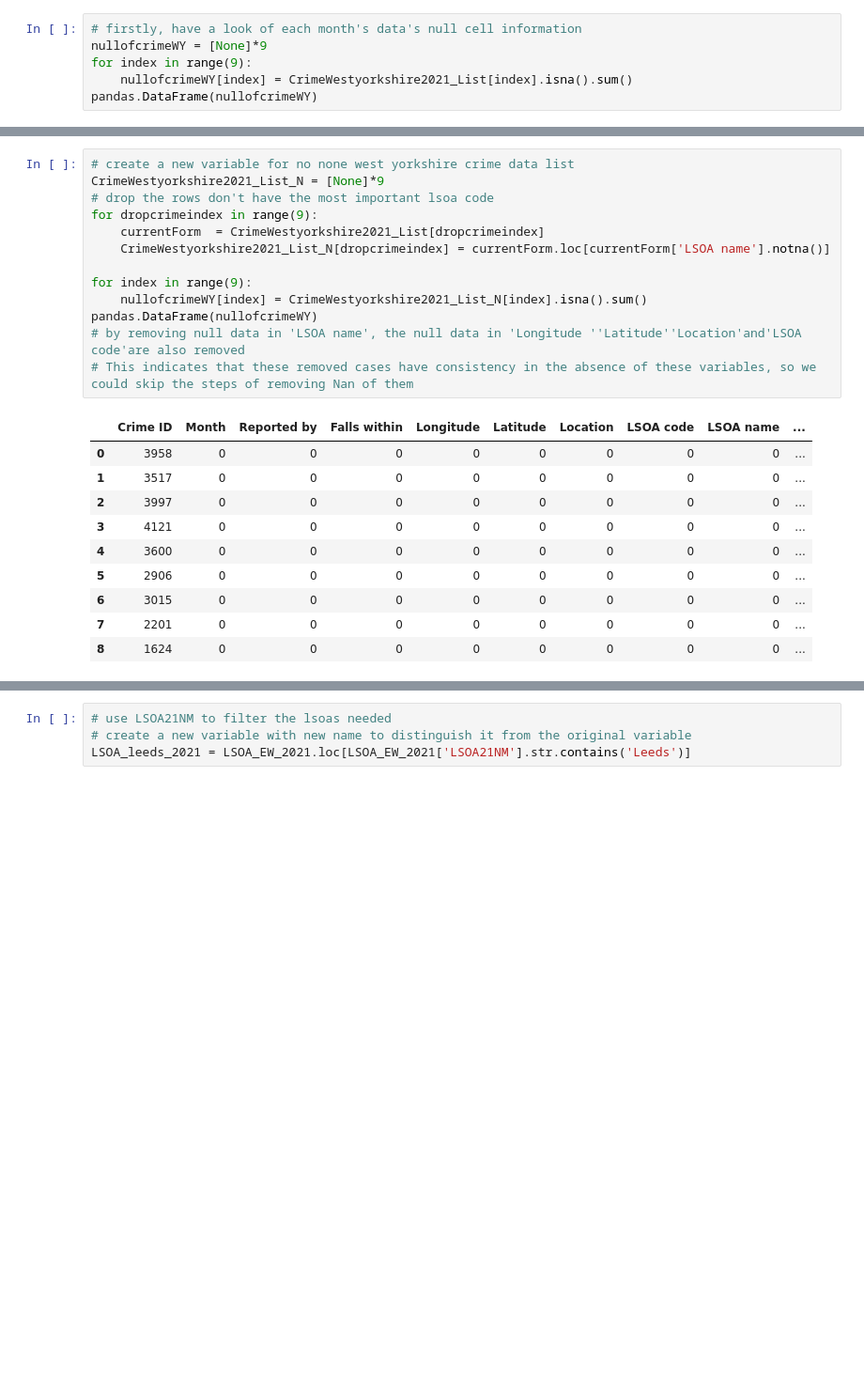
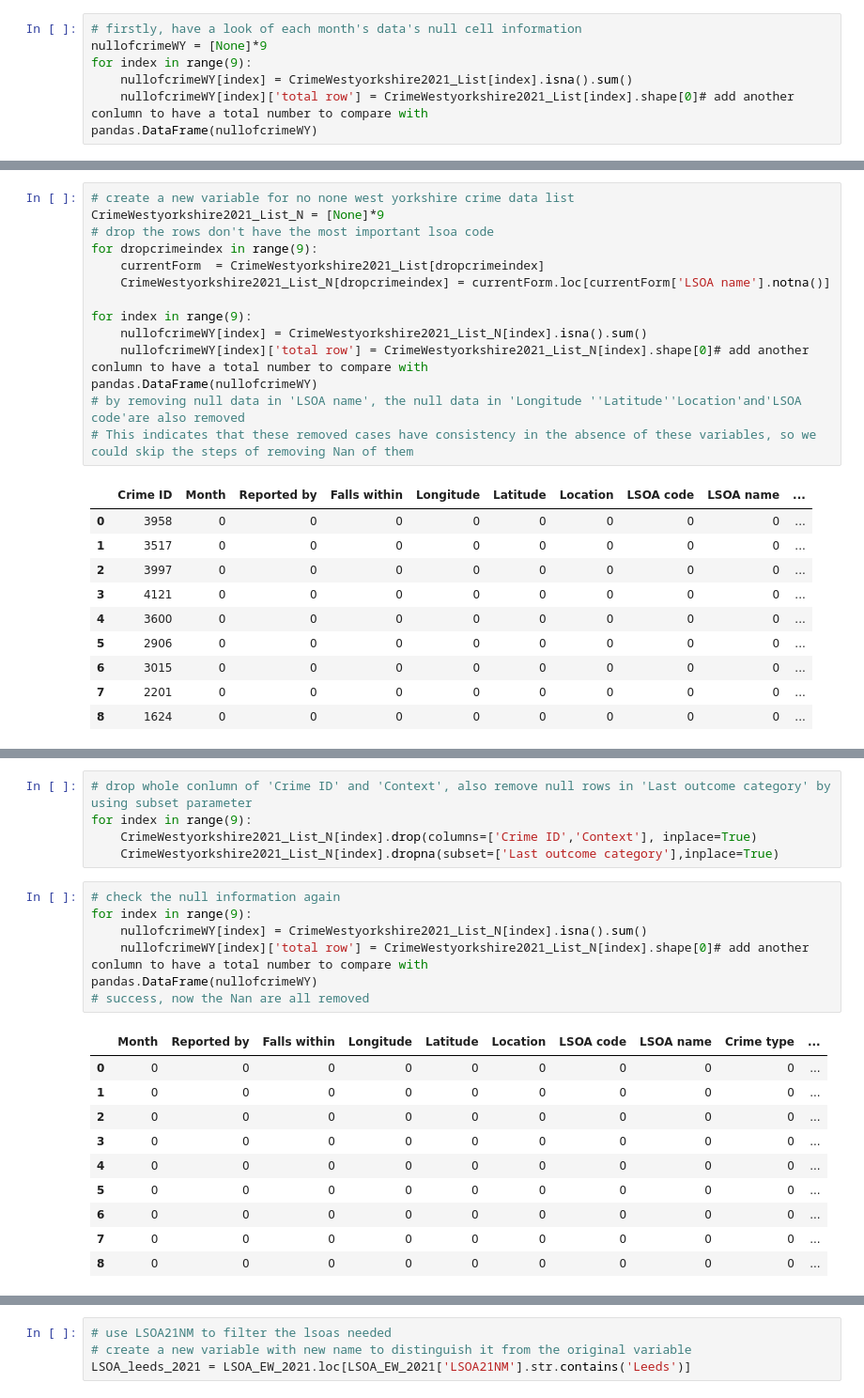
Before and after one commit to gy23cx/GEOG5990Assignment_Final_Project, a Jupyter notebook: GEOG5990M_final_project.ipynb, the cells around one changed output, grey strips where cells are left out. Shown: that part at 94% size. Saved outputs shown, nothing was run; the diff lists cells and outputs as text; blank space fills up the shorter version.

Commit message:
finish data pre process

```diff
--- a/GEOG5990M_final_project.ipynb
+++ b/GEOG5990M_final_project.ipynb
@@ -180,6 +180,7 @@ the LSOA name is the key variable we used for scale the data to study area - Lee
 nullofcrimeWY = [None]*9
 for index in range(9):
     nullofcrimeWY[index] = CrimeWestyorkshire2021_List[index].isna().sum()
+    nullofcrimeWY[index]['total row'] = CrimeWestyorkshire2021_List[index].shape[0]# add another conlumn to have a total number to compare with
 pandas.DataFrame(nullofcrimeWY)
 # %% [output]
 |  | Crime ID | Month | Reported by | Falls within | Longitude | Latitude | Location | LSOA code | LSOA name | ... |
@@ -202,6 +203,7 @@ for dropcrimeindex in range(9):
 
 for index in range(9):
     nullofcrimeWY[index] = CrimeWestyorkshire2021_List_N[index].isna().sum()
+    nullofcrimeWY[index]['total row'] = CrimeWestyorkshire2021_List_N[index].shape[0]# add another conlumn to have a total number to compare with
 pandas.DataFrame(nullofcrimeWY)
 # by removing null data in 'LSOA name', the null data in 'Longitude ''Latitude''Location'and'LSOA code'are also removed
 # This indicates that these removed cases have consistency in the absence of these variables, so we could skip the steps of removing Nan of them
@@ -218,0 +226,23 @@ pandas.DataFrame(nullofcrimeWY)
+# %%
+# drop whole conlumn of 'Crime ID' and 'Context', also remove null rows in 'Last outcome category' by using subset parameter
+for index in range(9):
+    CrimeWestyorkshire2021_List_N[index].drop(columns=['Crime ID','Context'], inplace=True)
+    CrimeWestyorkshire2021_List_N[index].dropna(subset=['Last outcome category'],inplace=True)
+# %%
+# check the null information again
+for index in range(9):
+    nullofcrimeWY[index] = CrimeWestyorkshire2021_List_N[index].isna().sum()
+    nullofcrimeWY[index]['total row'] = CrimeWestyorkshire2021_List_N[index].shape[0]# add another conlumn to have a total number to compare with
+pandas.DataFrame(nullofcrimeWY)
+# success, now the Nan are all removed
+# %% [output]
+|  | Month | Reported by | Falls within | Longitude | Latitude | Location | LSOA code | LSOA name | Crime type | ... |
+| 0 | 0 | 0 | 0 | 0 | 0 | 0 | 0 | 0 | 0 | ... |
+| 1 | 0 | 0 | 0 | 0 | 0 | 0 | 0 | 0 | 0 | ... |
+| 2 | 0 | 0 | 0 | 0 | 0 | 0 | 0 | 0 | 0 | ... |
+| 3 | 0 | 0 | 0 | 0 | 0 | 0 | 0 | 0 | 0 | ... |
+| 4 | 0 | 0 | 0 | 0 | 0 | 0 | 0 | 0 | 0 | ... |
+| 5 | 0 | 0 | 0 | 0 | 0 | 0 | 0 | 0 | 0 | ... |
+| 6 | 0 | 0 | 0 | 0 | 0 | 0 | 0 | 0 | 0 | ... |
+| 7 | 0 | 0 | 0 | 0 | 0 | 0 | 0 | 0 | 0 | ... |
+| 8 | 0 | 0 | 0 | 0 | 0 | 0 | 0 | 0 | 0 | ... |
```
Also changed, not shown: parts of 14 cells of this notebook.
